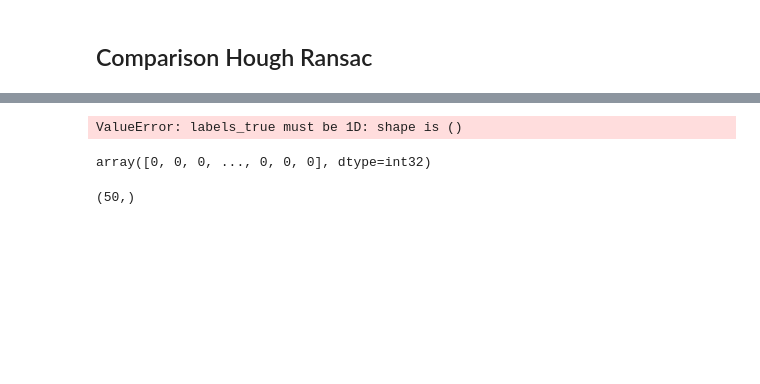
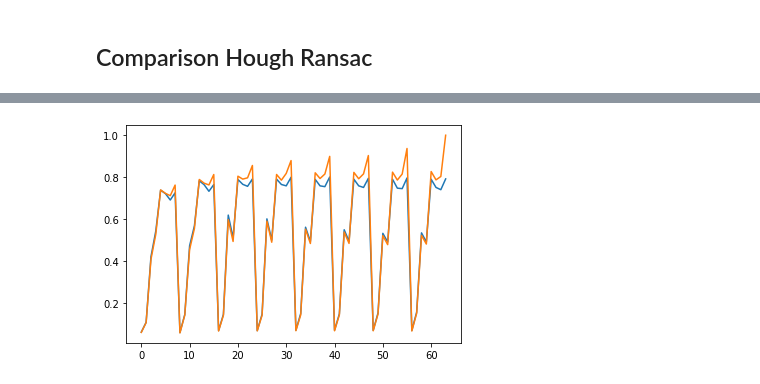
Before and after one commit to lordome/ACTAR, a Jupyter notebook: Ransac-ACTAR/parametersAnalysis/comparisonRansacHough/readTree.ipynb, the cells around one changed output, grey strips where cells are left out. Cells and saved outputs as stored; diff of their text form; code cells hidden in the pictures; blank space fills up the shorter version.

```diff
--- a/Ransac-ACTAR/parametersAnalysis/comparisonRansacHough/readTree.ipynb
+++ b/Ransac-ACTAR/parametersAnalysis/comparisonRansacHough/readTree.ipynb
@@ -126,17 +92,8 @@ targetRansac = pd.DataFrame(valueRansac).iloc[:2,-1]
 # %%
-[normalized_mutual_info_score(i, lstR) for lstH, lstR in zip(valueHough, targetRansac) for i in lstH]
+plt.plot(pd.DataFrame(np.array([normalized_mutual_info_score(i, lstR) for lstH, lstR in zip(valueHough, targetRansac) for i in lstH]).reshape(100,64)).mean())
+plt.plot(pd.DataFrame(np.array([normalized_mutual_info_score(i, lst[-1]) for lst in valueHough for i in lst]).reshape(100,64)).mean())
 
 
-for it in range(2):
-
-    normalized_mutual_info_score(valueHough[it,1], targetRansac[it])
+plt.show()
 # %% [output]
-ValueError: labels_true must be 1D: shape is ()
+[figure, added]
-# %%
-targetRansac[1]
-# %% [output]
-array([0, 0, 0, ..., 0, 0, 0], dtype=int32)
-# %%
-valueHough.shape
-# %% [output]
-(50,)
```
Also changed, not shown: parts of 11 cells of this notebook.
